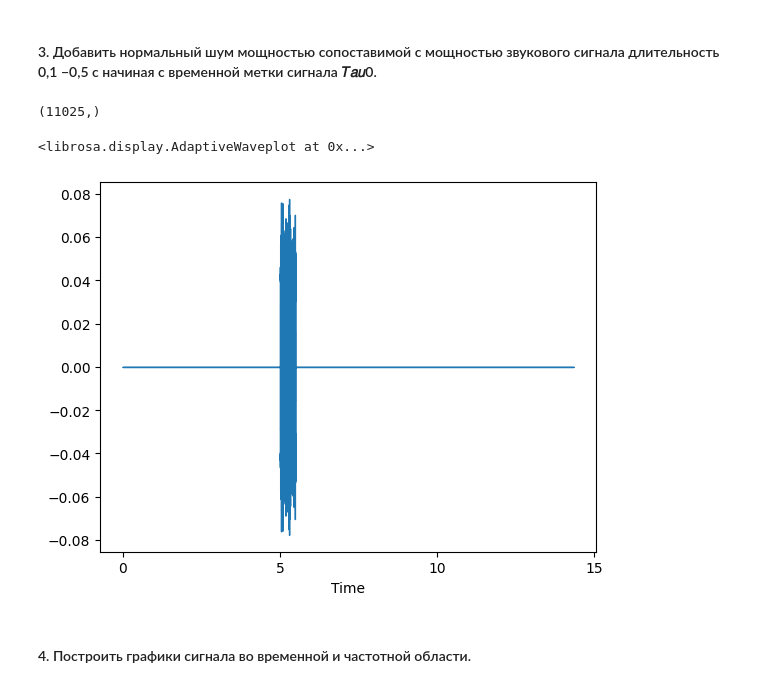
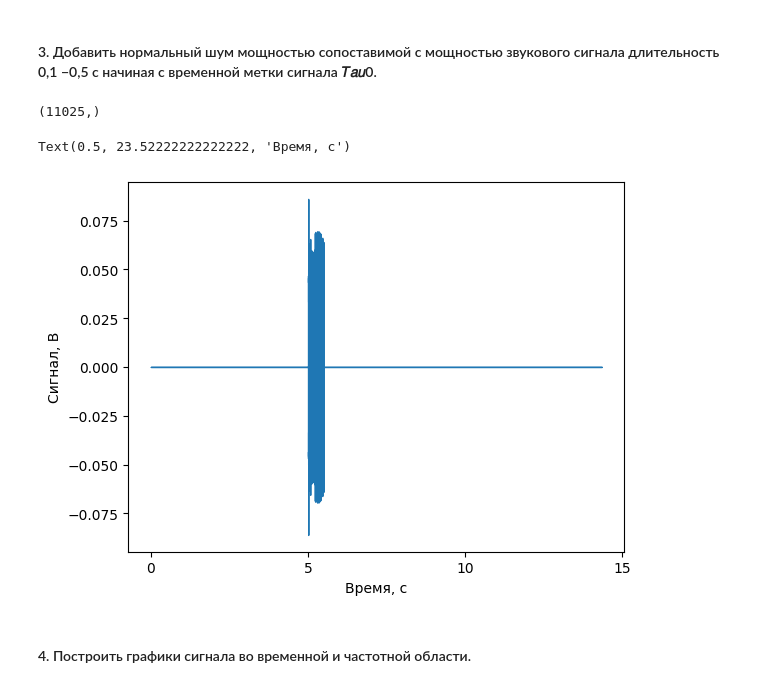
Before and after one commit to ekinohito/signals, a Jupyter notebook: lab_4/lab.ipynb, the cells around one changed output. Drawn from its saved outputs; the diff is of its cells as text; code cells hidden in the pictures.

```diff
--- a/lab_4/lab.ipynb
+++ b/lab_4/lab.ipynb
@@ -27,7 +26,7 @@ IPython.display.Audio('melody.wav')
 # %% [output]
 [interactive output not drawn]
 # %%
-(data, sampling_rate) = librosa.load('melody.wav')
+(data, sampling_rate) = load('melody.wav')
 print(data, sampling_rate)
 # %% [output]
 [-0.00979614 -0.01586914 -0.01086426 ...  0.          0.
@@ -60,26 +63,28 @@ freq_plot(data)
 # %%
 noise_amplitude = 0.020
 noise_time = 0.5
 noise_length = int(noise_time * sampling_rate)
 tau = 5.0
 tau_length = int(tau * sampling_rate)
 length = len(data)
 
 noise = np.random.normal(0.0, noise_amplitude, noise_length)
 print(noise.shape)
 padded_noise = np.pad(
     noise,
     (tau_length, length - tau_length - noise_length),
     'constant',
     constant_values=(0, 0)
 )
 
 assert data.shape == padded_noise.shape
 noisy_signal = data + padded_noise
-librosa.display.waveshow(padded_noise)
+waveshow(padded_noise)
+plt.ylabel('Сигнал, В')
+plt.xlabel('Время, с')
 # %% [output]
 (11025,)
-<librosa.display.AdaptiveWaveplot at 0x...>
+Text(0.5, 23.52222222222222, 'Время, с')
-[figure, old version]
+[figure, new version]
 # %% [markdown]
 #### 4. Построить графики сигнала во временной и частотной области.
```
Also changed, not shown: parts of 10 cells of this notebook, 2 other files.
